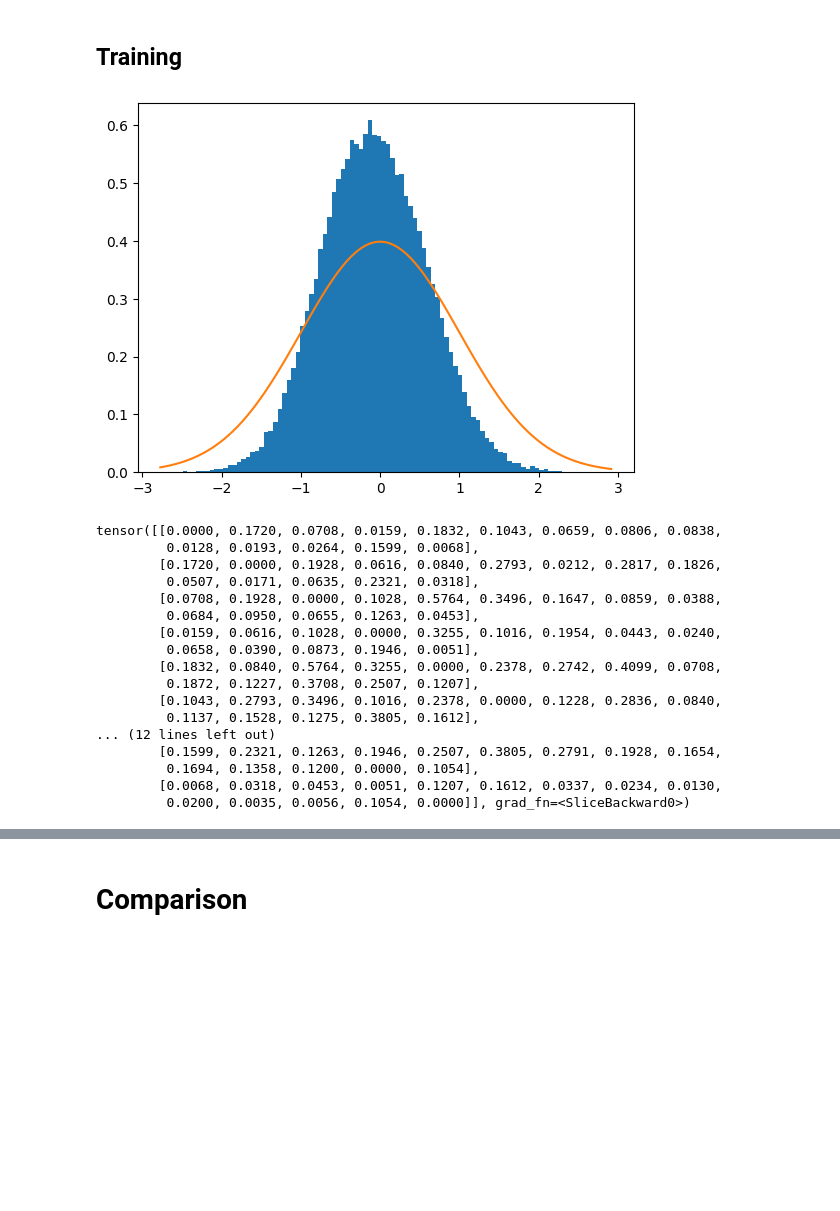
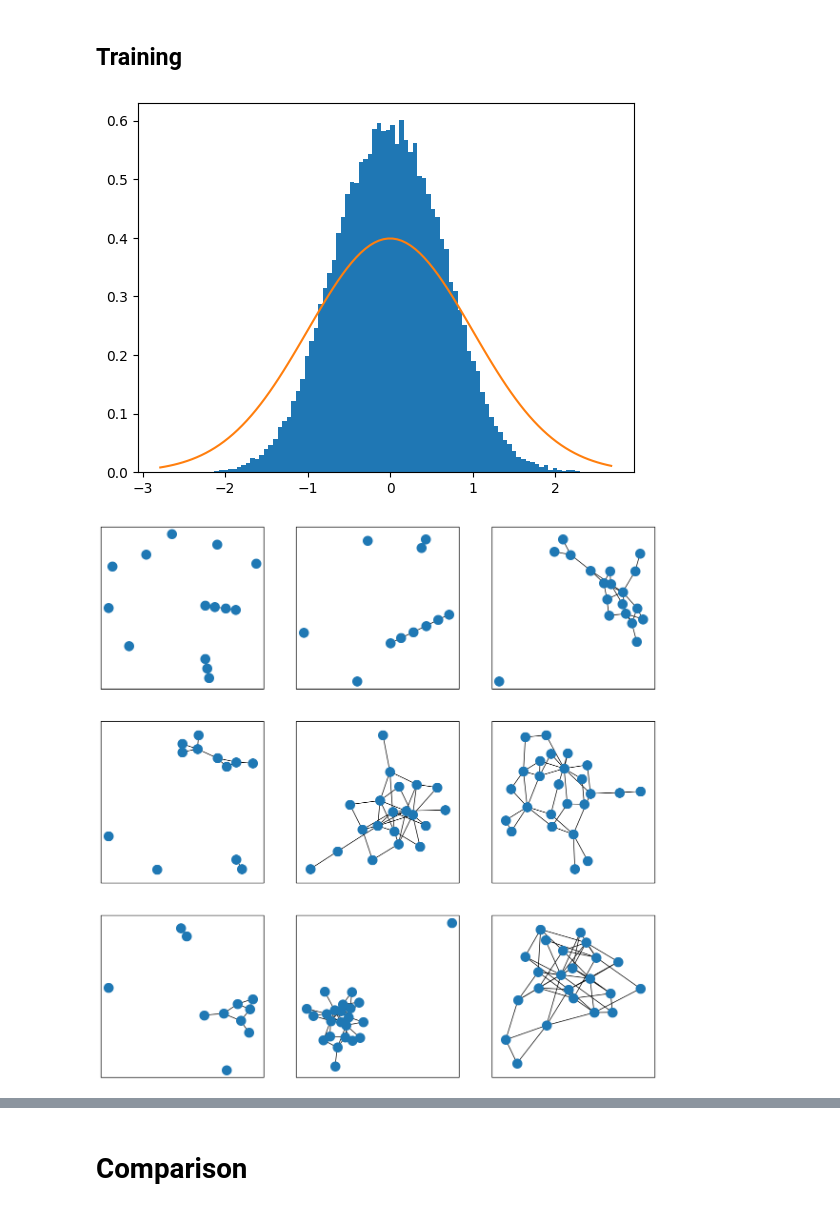
Before and after one commit to EmilieNilsson1/adv-ml, a Jupyter notebook: block3/handin_3.ipynb, the cells around one changed output, grey strips where cells are left out. Cells and saved outputs as stored; diff of their text form; code cells hidden in the pictures; blank space fills up the shorter version.

```diff
--- a/block3/handin_3.ipynb
+++ b/block3/handin_3.ipynb
@@ -126,0 +127,7 @@ baseline_As, baseline_node_counts = generate_Erdos_Renyi(train_dataset, N_SAMPLE
+# %%
+# Show actual training graphs
+batch = next(iter(train_loader))
+GT_As, GT_graph_lengths = construct_adj_matrix(batch['edge_index'], batch['batch'])
+GT_As = GT_As.detach().numpy()
+
+draw_graphs([A[:GT_graph_lengths[i],:GT_graph_lengths[i]] for i, A in enumerate(GT_As[:9])], 3, 3)
@@ -252,12 +266,12 @@ class GVAE(torch.nn.Module):
         self.binary_cross_entropy = torch.nn.BCELoss() # torch.nn.BCEWithLogitsLoss()
 
     def negative_ELBO(self, As, At, mu, std, schedule):
-        # return self.binary_cross_entropy(As*0.9 + 1e-12, At)
+        # return self.binary_cross_entropy(As*0.9 + 1e-12, At), None, None
         n_dim = std.shape[0]*std.shape[1]
-        KL_term = 1/(n_dim)* 1/2 * (-torch.sum(torch.log(std)) - std.shape[0]*std.shape[1] + torch.sum(std) + torch.inner(torch.flatten(mu), torch.flatten(mu)))
+        KL_term = 1/(n_dim) * 1/2 * (-torch.sum(torch.log(std)) - std.shape[0]*std.shape[1] + torch.sum(std) + torch.inner(torch.flatten(mu), torch.flatten(mu)))
         loglikelihood_term = self.binary_cross_entropy(As, At) #torch.sum(At * torch.log(As) + (1-At) * torch.log(1-As))
 
-        return KL_term + loglikelihood_term
+        return KL_term + loglikelihood_term, KL_term, loglikelihood_term
 
     def forward(self, x, edge_index, batch, schedule):
         # Get node encoding distribution and sample from it
@@ -271,13 +285,13 @@ class GVAE(torch.nn.Module):
 
         # Predict with decoder
         As, idxs = self.decoder(samples, batch)
-        # As, idxs = self.decoder(x, batch)
+        # As, idxs = self.decoder(mu, batch)
 
         # Calculate the elbo
-        At = construct_adj_matrix(edge_index=edge_index, batch=batch)
-        loss = self.negative_ELBO(As[idxs[0], idxs[1], idxs[2]], At[idxs[0], idxs[1], idxs[2]], mu, std, schedule)
+        At, _ = construct_adj_matrix(edge_index=edge_index, batch=batch)
+        loss, kl, ll = self.negative_ELBO(As[idxs[0], idxs[1], idxs[2]], At[idxs[0], idxs[1], idxs[2]], mu, std, schedule)
 
-        return loss
+        return loss, kl, ll
 # %% [markdown]
 ## Training
 # %%
@@ -308,13 +322,16 @@ epochs = 150
 KL_annealing = 100
 KL_annealing_schedule = torch.ones((epochs))
 KL_annealing_schedule[:KL_annealing] = (KL_annealing - torch.arange(KL_annealing, 0, -1))/KL_annealing
+# train_loader = DataLoader(dataset=train_dataset, batch_size=1)
 with tqdm(range(epochs)) as pbar:
     for epoch in pbar:
         # Loop over training batches
         vae.train()
         train_loss = 0.
+        kl_term = 0.
+        ll_term = 0.
         for data in train_loader:
-            loss = vae(data.x, data.edge_index, batch=data.batch, schedule=KL_annealing_schedule[epoch])
+            loss, kl, ll = vae(data.x, data.edge_index, batch=data.batch, schedule=KL_annealing_schedule[epoch])
 
             # Gradient step
             optimizer.zero_grad()
@@ -323,61 +340,54 @@ with tqdm(range(epochs)) as pbar:
 
             # Compute training loss and accuracy
             train_loss += loss.detach().cpu().item() * data.batch_size / len(train_loader.dataset)
-
+            kl_term += kl.detach().cpu().item() * data.batch_size / len(train_loader.dataset)
+            ll_term += ll.detach().cpu().item() * data.batch_size / len(train_loader.dataset)
+            break
         val_loss = 0
         vae.eval()
         for data in validation_loader:
-            loss = vae(data.x, data.edge_index, batch=data.batch, schedule=KL_annealing_schedule[epoch])
+            loss, kl, ll = vae(data.x, data.edge_index, batch=data.batch, schedule=KL_annealing_schedule[epoch])
 
             # Compute training loss and accuracy
             val_loss += loss.detach().cpu().item() * data.batch_size / len(validation_loader.dataset)
 
 
-        pbar.set_description(f"Train ELBO {train_loss:.2f}, Val ELBO {train_loss:.2f}")
+        pbar.set_description(f"Train ELBO {train_loss:.2f}, KL {kl_term:.2f}, ll {ll_term:.2f}, Val ELBO {val_loss:.2f}")
         # Learning rate scheduler step
         # scheduler.step()
 # %%
 # Computes latents for a batch
 batch = next(iter(train_loader))
 x = batch['x']
 edge_index = batch['edge_index']
 batch = batch['batch']
 
 encodings = vae.encoder(x, edge_index, batch)
 mu = encodings[:, :vae.encoder.out_feature_dim]
 std = torch.exp(encodings[:, vae.encoder.out_feature_dim:])
 
 e = torch.randn_like(std)
 samples = mu + e*std
 
 # And show a histogram along with a standard normal
 plt.hist(samples.flatten().detach().numpy(), bins=100, density=True)
 points = torch.linspace(samples.min(), samples.max(), steps=100)
 dist = torch.distributions.Normal(loc=0, scale=1)
 dense = torch.exp(dist.log_prob(points))
 plt.plot(points, dense)
 plt.show()
 
 # Print example of a generated graph
 As, idxs = vae.decoder(samples, batch)
-num_nodes_in_ex = (batch == 0).sum()
-print(As[0, :num_nodes_in_ex, :num_nodes_in_ex])
+num_nodes_in_ex = [(batch == i).sum() for i in range(len(As))]
+# print(As[0, :num_nodes_in_ex, :num_nodes_in_ex])
+
+p = torch.rand_like(As)
+As = As > p
+As[idxs[0], idxs[2], idxs[1]] = As[idxs[0], idxs[1], idxs[2]]
+As = As.detach().numpy()
+draw_graphs([A[:num_nodes_in_ex[i],:num_nodes_in_ex[i]] for i, A in enumerate(As[:9])], 3, 3)
+draw_graphs([A[:GT_graph_lengths[i],:GT_graph_lengths[i]] for i, A in enumerate(GT_As[:9])], 3, 3)
 # %% [output]
-[figure, old version]
+[figure, new version]
-tensor([[0.0000, 0.1720, 0.0708, 0.0159, 0.1832, 0.1043, 0.0659, 0.0806, 0.0838,
-         0.0128, 0.0193, 0.0264, 0.1599, 0.0068],
-        [0.1720, 0.0000, 0.1928, 0.0616, 0.0840, 0.2793, 0.0212, 0.2817, 0.1826,
-         0.0507, 0.0171, 0.0635, 0.2321, 0.0318],
-        [0.0708, 0.1928, 0.0000, 0.1028, 0.5764, 0.3496, 0.1647, 0.0859, 0.0388,
-         0.0684, 0.0950, 0.0655, 0.1263, 0.0453],
-        [0.0159, 0.0616, 0.1028, 0.0000, 0.3255, 0.1016, 0.1954, 0.0443, 0.0240,
-         0.0658, 0.0390, 0.0873, 0.1946, 0.0051],
-        [0.1832, 0.0840, 0.5764, 0.3255, 0.0000, 0.2378, 0.2742, 0.4099, 0.0708,
-         0.1872, 0.1227, 0.3708, 0.2507, 0.1207],
-        [0.1043, 0.2793, 0.3496, 0.1016, 0.2378, 0.0000, 0.1228, 0.2836, 0.0840,
-         0.1137, 0.1528, 0.1275, 0.3805, 0.1612],
-... (12 lines left out)
-        [0.1599, 0.2321, 0.1263, 0.1946, 0.2507, 0.3805, 0.2791, 0.1928, 0.1654,
-         0.1694, 0.1358, 0.1200, 0.0000, 0.1054],
-        [0.0068, 0.0318, 0.0453, 0.0051, 0.1207, 0.1612, 0.0337, 0.0234, 0.0130,
-         0.0200, 0.0035, 0.0056, 0.1054, 0.0000]], grad_fn=<SliceBackward0>)
+[figure, added]
```
Also changed, not shown: parts of 18 cells of this notebook.
